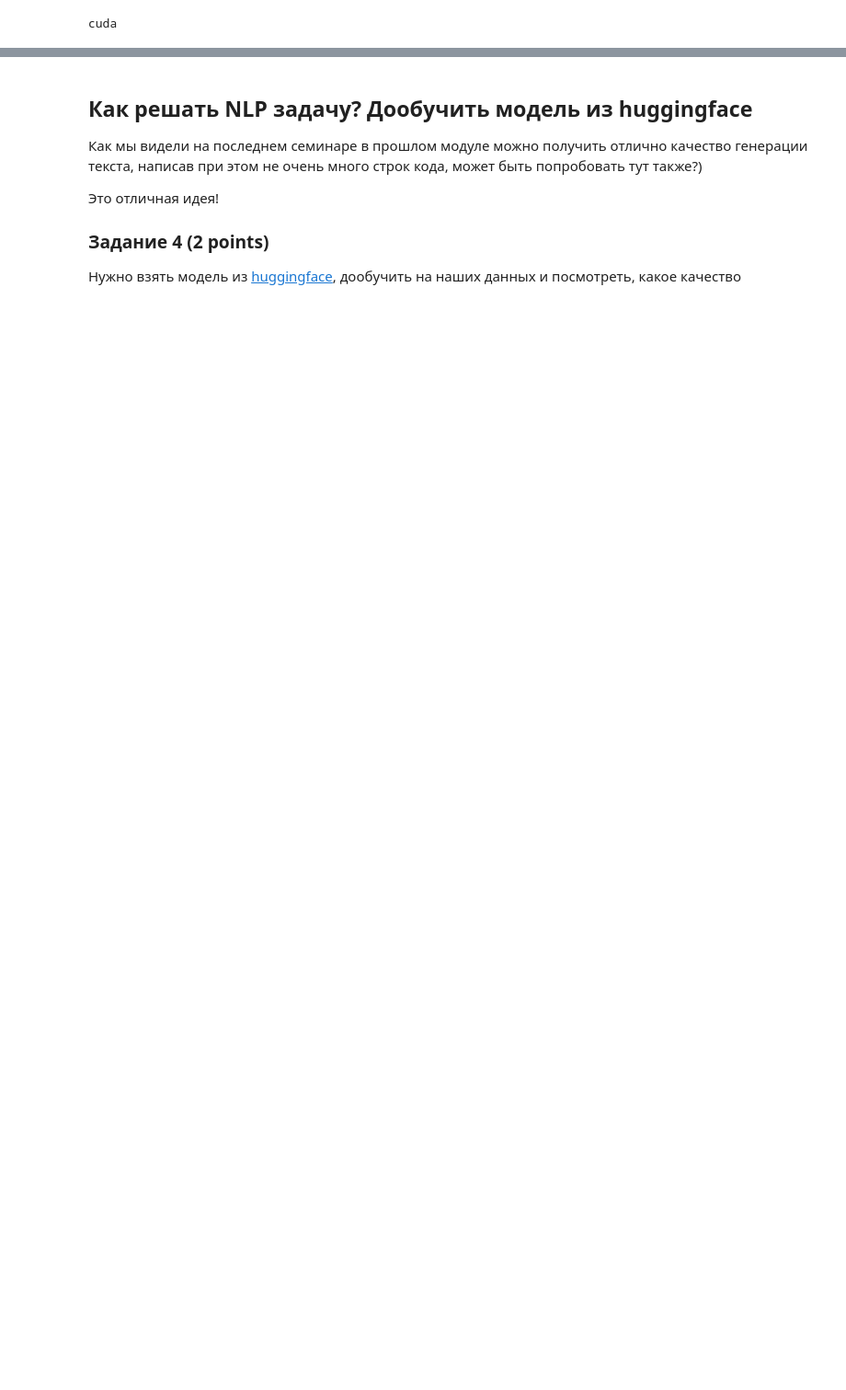
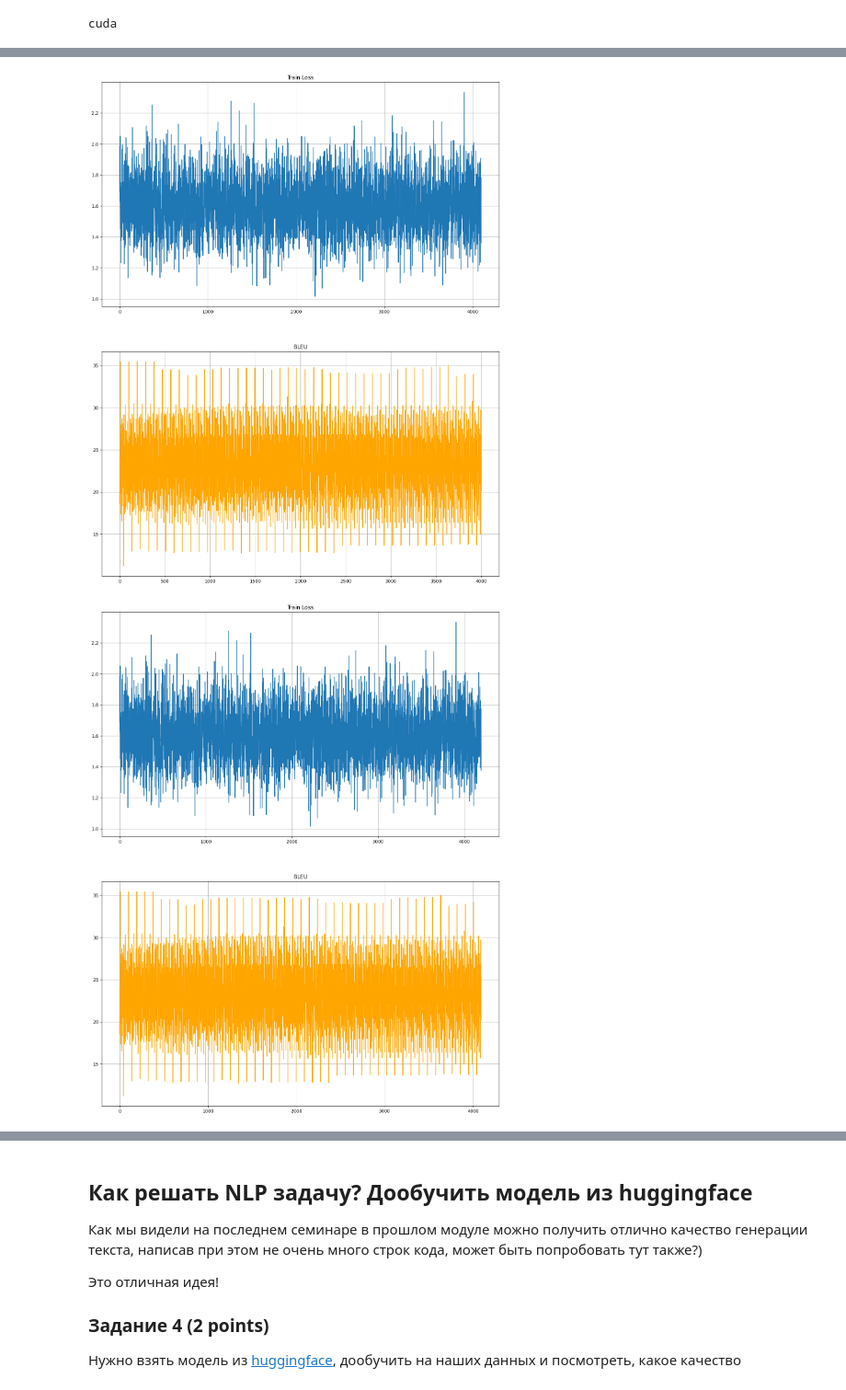
Before and after one commit to krottttt/iad, a Jupyter notebook: sem_4_hw_2/hw2.ipynb, the cells around one changed output, grey strips where cells are left out. Shown at 92% size. Cells and saved outputs as stored; diff of their text form; code cells hidden in the pictures; blank space fills up the shorter version.

```diff
--- a/sem_4_hw_2/hw2.ipynb
+++ b/sem_4_hw_2/hw2.ipynb
@@ -1157,0 +1110,52 @@ attn.shape torch.Size([32, 128])
+# %%
+metrics = {'train_loss': [], 'dev_bleu': [] }
+# i_loss = 0
+# i_bleu = 0
+opt.param_groups[0]['lr'] = 1e-6
+scheduler = torch.optim.lr_scheduler.ExponentialLR(opt, gamma=0.95)
+for e in range(epoches):
+    for i in trange(num_iter,desc="Epoch"+str(e)+":"):
+        model = model.train()
+        idx = torch.randint(len(train_inp), size=(batch_size,))
+        inp = inp_voc.to_matrix(train_inp[idx]).to(device)
+        out = out_voc.to_matrix(train_out[idx]).to(device)
+        loss = loss_function(model,inp,out)
+        #         print(metrics['train_loss'])
+        loss.backward()
+        opt.step()
+        opt.zero_grad()
+        metrics['train_loss'].append(loss.cpu().detach().numpy())
+        #         print(metrics['train_loss'])
+        wandb.log({
+        "Epoch": i,
+        "Train Loss": metrics['train_loss'][-1],
+        "Loss_step":i_loss})
+        i_loss+=1
+        if i % 1000== 0:
+            scheduler.step()
+            clear_output()
+        if i % 100 == 0:
+            for data in dev_loader:
+                inp, out = data[0],data[1]
+        #         inp = self.inp_voc.to_matrix(inp_lines).to(device)
+        #         initial_state = self.encode(inp)
+        #         out_ids, states = self.decode_inference(initial_state, **kwargs)
+        #         self.out_voc.to_lines(out_ids.cpu().numpy()), states
+                bleu = compute_bleu(model,inp,out)
+                metrics['dev_bleu'].append(bleu)
+                wandb.log({'BLEU_metric':metrics['dev_bleu'][-1],
+                          "BLEU_step":i_bleu})
+                i_bleu +=1
+            fig = plt.figure(figsize=(16,20))
+            ax1,ax2 = fig.subplots(2,1)
+            ax1.plot(metrics['train_loss'])
+            ax1.grid()
+            ax1.set_title('Train Loss')
+            ax2.plot(metrics['dev_bleu'],color = 'orange')
+            ax2.grid()
+            ax2.set_title('BLEU')
+            plt.show(block=True)
+#
+# %% [output]
+[figure, added]
+[figure, added]
```
Also changed, not shown: parts of 23 cells of this notebook.
